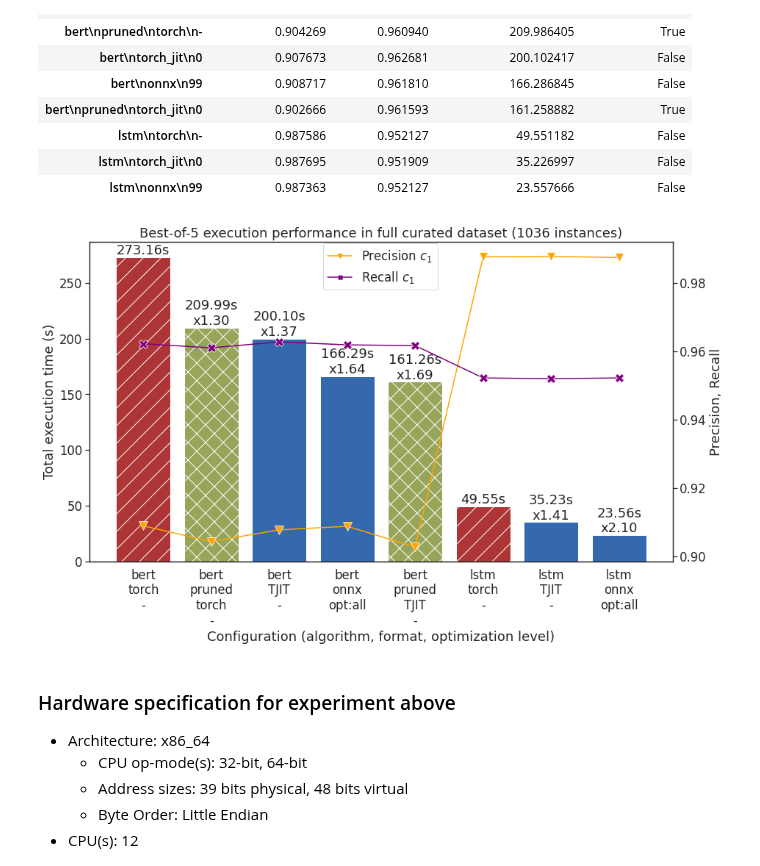
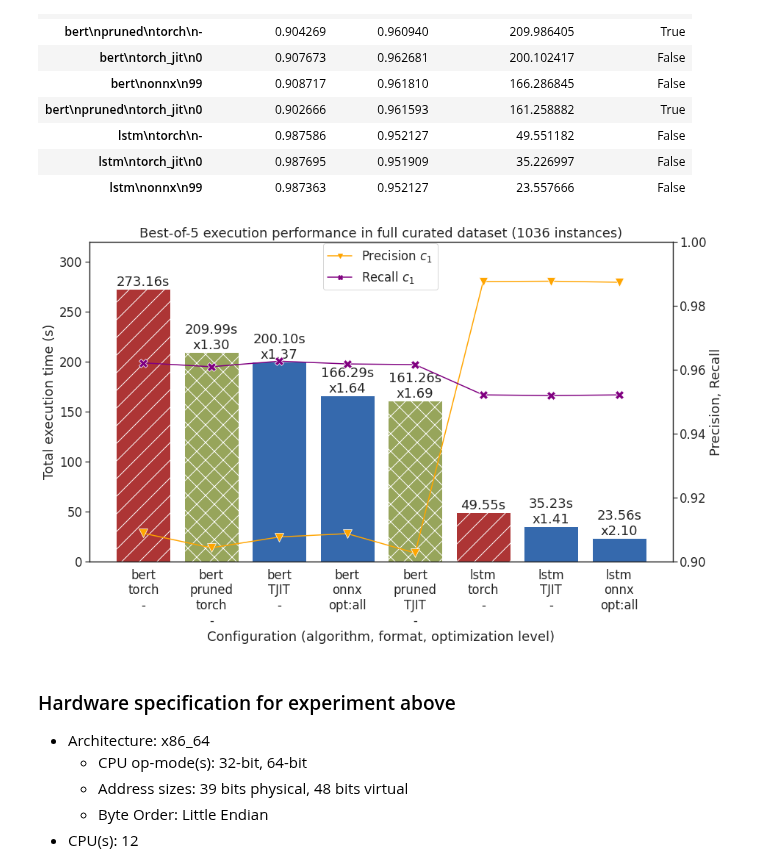
Before and after one commit to ulysses-camara/ulysses-segmenter, a Jupyter notebook: notebooks/7_optimization_and_compression.ipynb, the cells around one changed output. Saved outputs shown, nothing was run; the diff lists cells and outputs as text; code cells hidden in the pictures.

```diff
--- a/notebooks/7_optimization_and_compression.ipynb
+++ b/notebooks/7_optimization_and_compression.ipynb
@@ -582,10 +584,12 @@ df_all_results[["per_cls_precision_1", "per_cls_recall_1", "approx_inference_tim
 score_p = df_all_results["per_cls_precision_1"]
 score_r = df_all_results["per_cls_recall_1"]
 
-aux_df = np.vstack((
-    list(zip(df_all_results.index, ["Precision $c_{1}$"] * len(score_p), score_p.values)),
-    list(zip(df_all_results.index, ["Recall $c_{1}$"] * len(score_r), score_r.values)),
-))
+aux_df = np.vstack(
+    (
+        list(zip(df_all_results.index, ["Precision $c_{1}$"] * len(score_p), score_p.values)),
+        list(zip(df_all_results.index, ["Recall $c_{1}$"] * len(score_r), score_r.values)),
+    )
+)
 
 cols = ["Config", "Metric", "Score"]
 lineplot_df = pd.DataFrame(aux_df, columns=cols)
@@ -600,7 +604,7 @@ sns.set_theme(
 fig, ax1 = plt.subplots(1, figsize=(14.222, 8))
 ax2 = ax1.twinx()
 
-fn_hex_to_tuple = lambda hex_v: tuple(int(hex_v[i:i+2], base=16)/255 for i in range(0, 6, 2))
+fn_hex_to_tuple = lambda hex_v: tuple(int(hex_v[i : i + 2], base=16) / 255 for i in range(0, 6, 2))
 
 colors = {
     ("-", False): fn_hex_to_tuple("C12121"),
@@ -632,6 +636,8 @@ ax_sns_barplot = sns.barplot(
     ],
 )
 
+ax_sns_barplot.set(ylim=(0, 320))
+
 ax_sns_lineplot = sns.lineplot(
     x="Config",
     y="Score",
@@ -646,6 +652,8 @@ ax_sns_lineplot = sns.lineplot(
     palette=["orange", "purple"],
 )
 
+ax_sns_lineplot.set(ylim=(0.90, 1.0))
+
 plt.legend(loc=(0.40, 0.85))
 
 ax_sns_lineplot.set_ylabel("Precision, Recall")
@@ -653,40 +661,45 @@ ax_sns_lineplot.set_ylabel("Precision, Recall")
 ax_sns_barplot.set_title(
     f"Best-of-5 execution performance in full curated dataset ({curated_df.shape[0]} instances)"
 )
-ax_sns_barplot.set_ylabel("Total execution time (s)");
-ax_sns_barplot.set_xlabel("Configuration (algorithm, format, optimization level)");
+ax_sns_barplot.set_ylabel("Total execution time (s)")
+ax_sns_barplot.set_xlabel("Configuration (algorithm, format, optimization level)")
 
 base_exec_perf_bert = df_all_results.loc[
-    (df_all_results[["config_opt_level", "config_model_type", "config_is_pruned"]] == ("-", "bert", False)).all(axis="columns"),
+    (
+        df_all_results[["config_opt_level", "config_model_type", "config_is_pruned"]]
+        == ("-", "bert", False)
+    ).all(axis="columns"),
     "approx_inference_time",
 ]
 
 base_exec_perf_lstm = df_all_results.loc[
-    (df_all_results[["config_opt_level", "config_model_type"]] == ("-", "lstm")).all(axis="columns"),
+    (df_all_results[["config_opt_level", "config_model_type"]] == ("-", "lstm")).all(
+        axis="columns"
+    ),
     "approx_inference_time",
 ]
 
 speed_ups = [
     (base_exec_perf_bert if model == "bert" else base_exec_perf_lstm) / inf_time
     for inf_time, model in df_all_results[["approx_inference_time", "config_model_type"]].values
 ]
 speed_ups = np.asfarray(speed_ups).squeeze()
 
 ax_sns_barplot.bar_label(
     ax_sns_barplot.containers[0],
     labels=map(
         lambda x: f"{x[1]:.2f}s" + (f"\nx{x[0]:.2f}" if x[0] > 1.0 else ""),
-        zip(speed_ups, df_all_results["approx_inference_time"].values)
+        zip(speed_ups, df_all_results["approx_inference_time"].values),
     ),
-);
+)
 
 fig.savefig(
     fname=os.path.join(PERFORMANCE_LOGS_DIR, f"perf_plot_batch_size_{input_batch_size}.pdf"),
     format="pdf",
     bbox_inches="tight",
 )
 # %% [output]
-[figure, old version]
+[figure, new version]
 # %% [markdown]
 ### Hardware specification for experiment above
 - Architecture:            x86_64
```
Also changed, not shown: parts of 6 cells of this notebook, 6 other files.
